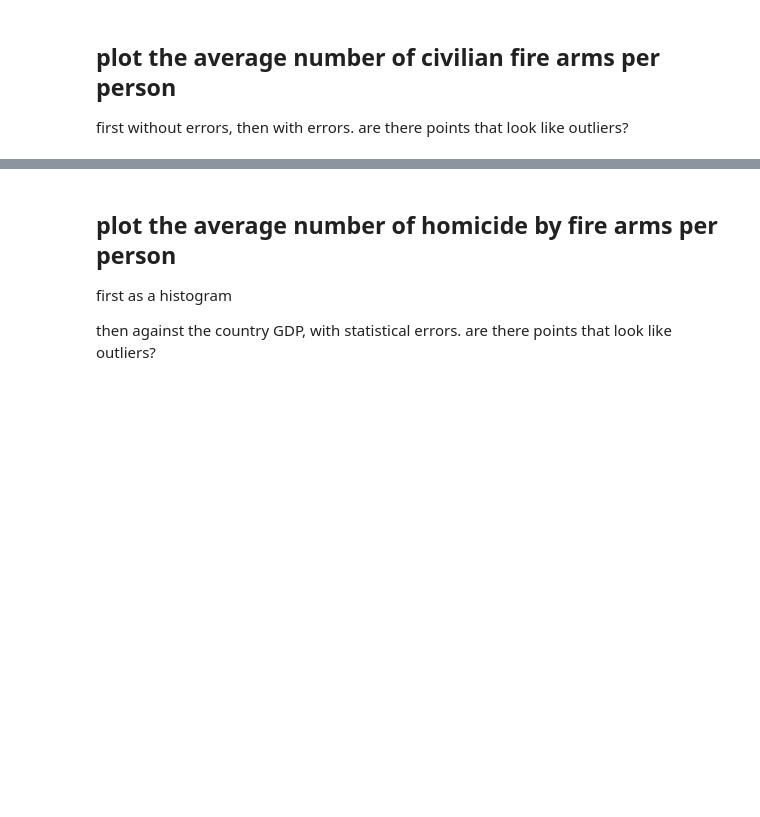
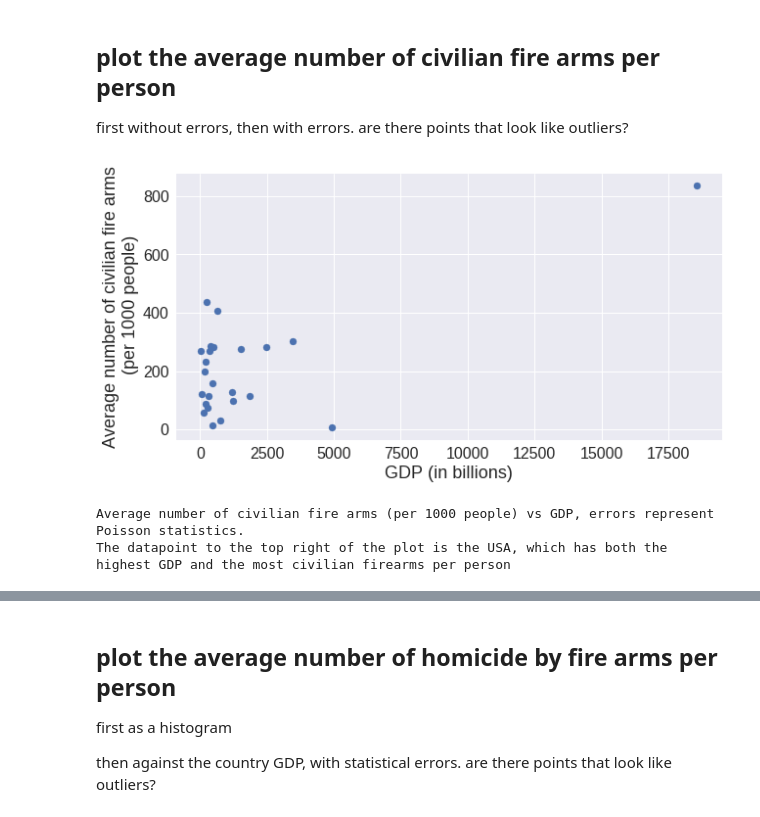
Before and after one commit to jkastelan/PUI2017_jlk635, a Jupyter notebook: HW5_jlk635/Assignment3_jlk635.ipynb, the cells around one changed output, grey strips where cells are left out. Saved outputs shown, nothing was run; the diff lists cells and outputs as text; code cells hidden in the pictures; blank space fills up the shorter version.

```diff
--- a/HW5_jlk635/Assignment3_jlk635.ipynb
+++ b/HW5_jlk635/Assignment3_jlk635.ipynb
@@ -136,3 +154,26 @@ The datapoint to the top right of the plot is the USA, which has noth the highes
 # %% [markdown]
 ## plot the average number of civilian fire arms per person
 first without errors, then with errors. are there  points that look like outliers?
+# %%
+#without error bars
+
+df_['Average number of civilian fire arms per 1000 people'] = df_['Average total all civilian firearms'] / df_['pop'] * 1000
+
+fig = pl.figure(figsize=(10,5))
+ax = fig.add_subplot(111)
+
+scatter = ax.scatter(df_.gdp / 1e9, df_['Average number of civilian fire arms per 1000 people'])
+
+ax.tick_params(axis='both',labelsize=16)
+ax.set_xlabel("GDP (in billions)", fontsize=18)
+ax.set_ylabel("Average number of civilian fire arms\n (per 1000 people)", fontsize=18)
+ax.set_ylim()
+pl.show()
+print ("Average number of civilian fire arms (per 1000 people) vs GDP, " +
+       "errors represent Poisson statistics.\n" +
+       "The datapoint to the top right of the plot is the USA, " +
+       "which has both the highest GDP and the most civilian firearms per person")
+# %% [output]
+[figure, added]
+Average number of civilian fire arms (per 1000 people) vs GDP, errors represent Poisson statistics.
+The datapoint to the top right of the plot is the USA, which has both the highest GDP and the most civilian firearms per person
```
Also changed, not shown: parts of 33 cells of this notebook, 1 other file.
